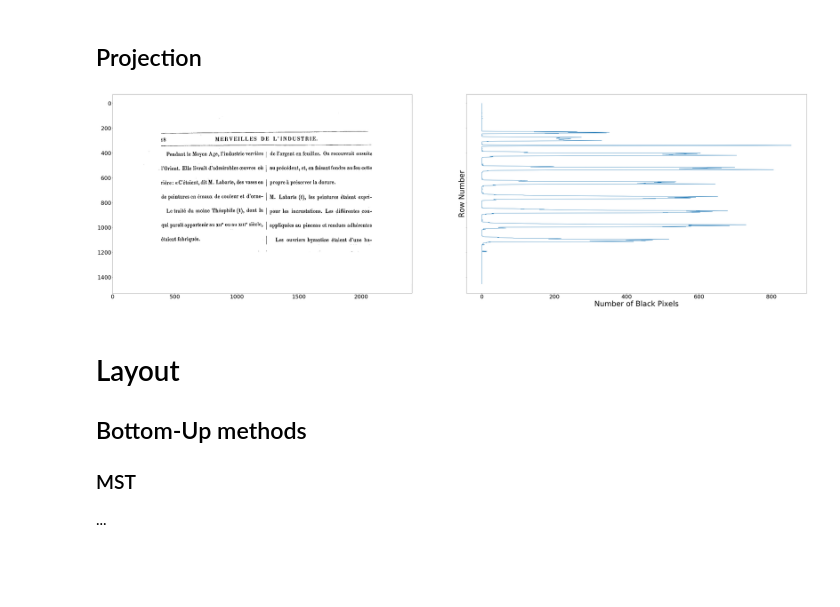
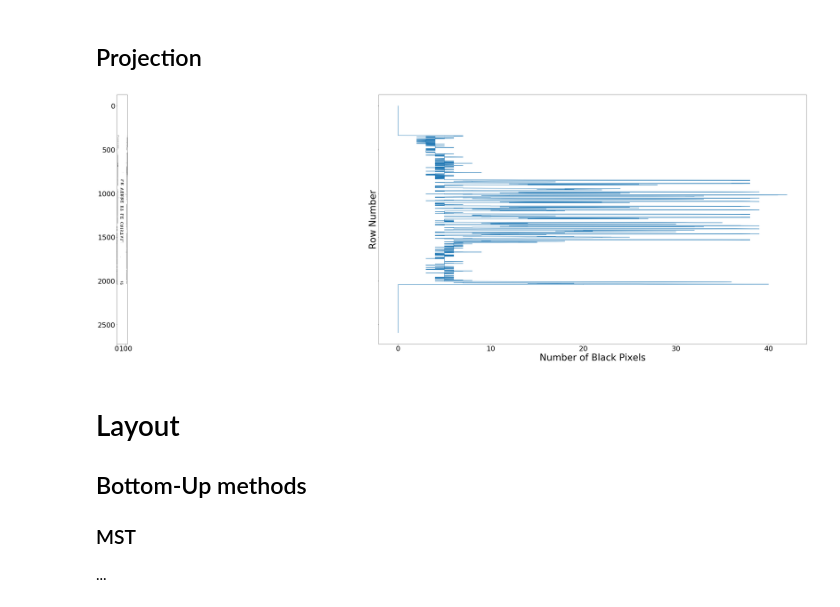
Before and after one commit to loredeluca/Document-Recognition, a Jupyter notebook: Progetto DDM.ipynb, the cells around one changed output. Saved outputs shown, nothing was run; the diff lists cells and outputs as text; code cells hidden in the pictures; blank space fills up the shorter version.

```diff
--- a/Progetto DDM.ipynb
+++ b/Progetto DDM.ipynb
@@ -558,31 +558,32 @@ best_angle: 14.72823303292863
 # %%
 import cv2
 import numpy as np
 from matplotlib import pyplot as plt
 from random import *
 
-img_name='Rotated Image.tif'
+img_name='abc.tif'#'Rotated Image.tif'
 img = cv2.imread(img_name, 0)
 img_bin = cv2.threshold(img,0,255,cv2.THRESH_BINARY+cv2.THRESH_OTSU)[1]
+img_bin=img_bin.T
 
 #Counting black pixels per row (axis=0: col, axis=1:row)
 counts = np.sum(img_bin==0, axis=1)
 row_number = [i for i in range(img_bin.shape[0])]
 #counts = smooth(counts,20) #ammorbidisce il grafico dei pixel
 
 f, (ax1,ax2)= plt.subplots(1, 2, sharey=True, figsize=(70, 20))#(70,40)
-ax1.imshow(img,'gray')#, plt.yticks([])
+ax1.imshow(img_bin,'gray')#, plt.yticks([])
 ax1.tick_params(axis='both', which='major', labelsize=30)
 ax2.plot(counts,row_number,label='fit')
 ax2.tick_params(axis='both', which='major', labelsize=30)
 plt.xlabel('Number of Black Pixels',fontsize=40)
 plt.ylabel('Row Number',fontsize=40)
 plt.subplots_adjust( wspace = 0.1)#-0.1
 plt.savefig('Projection.png')#, dpi=1800)
 
 plt.show()
 # %% [output]
-[figure, old version]
+[figure, new version]
 # %% [markdown]
 # Layout
 ## Bottom-Up methods
```
Also changed, not shown: parts of 7 cells of this notebook.
